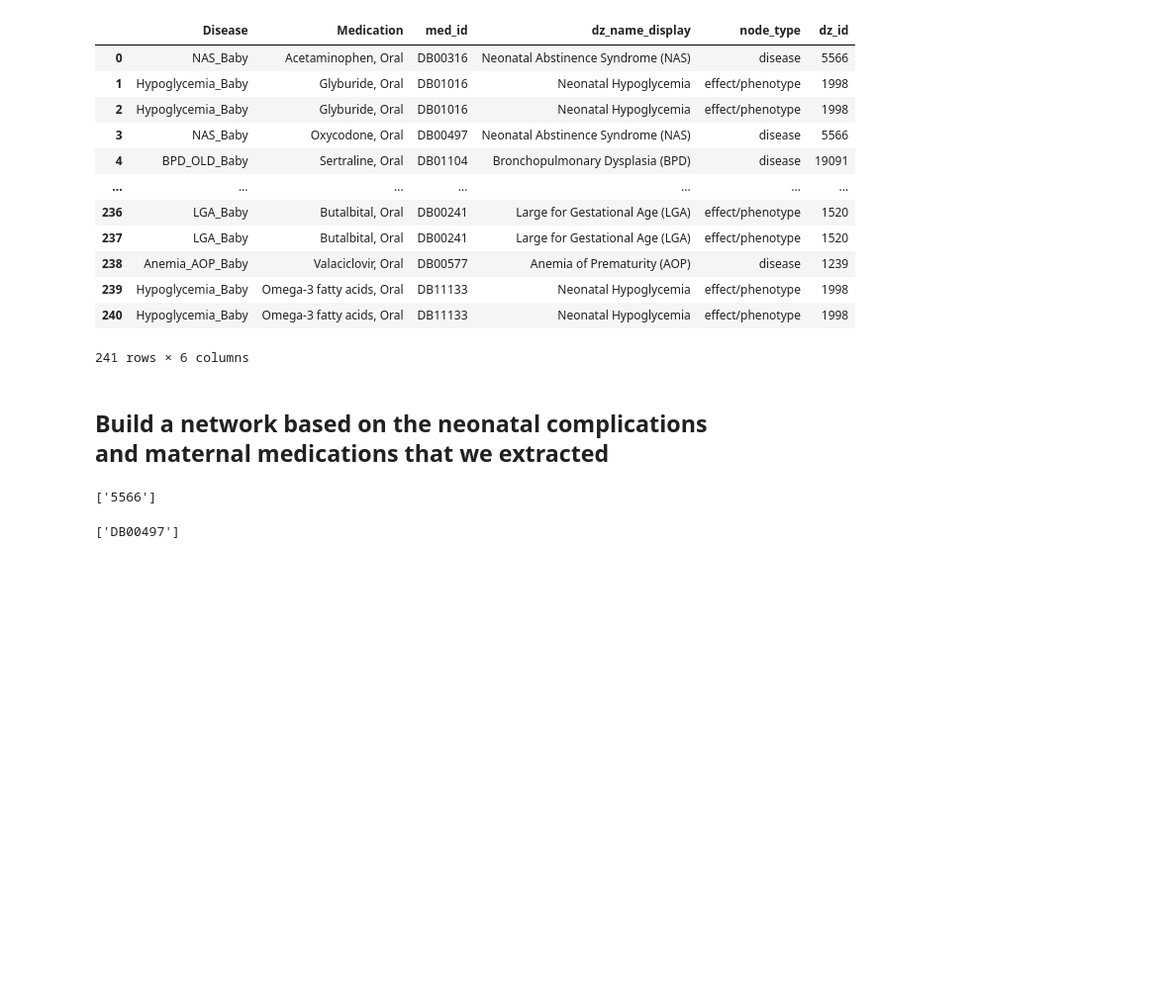
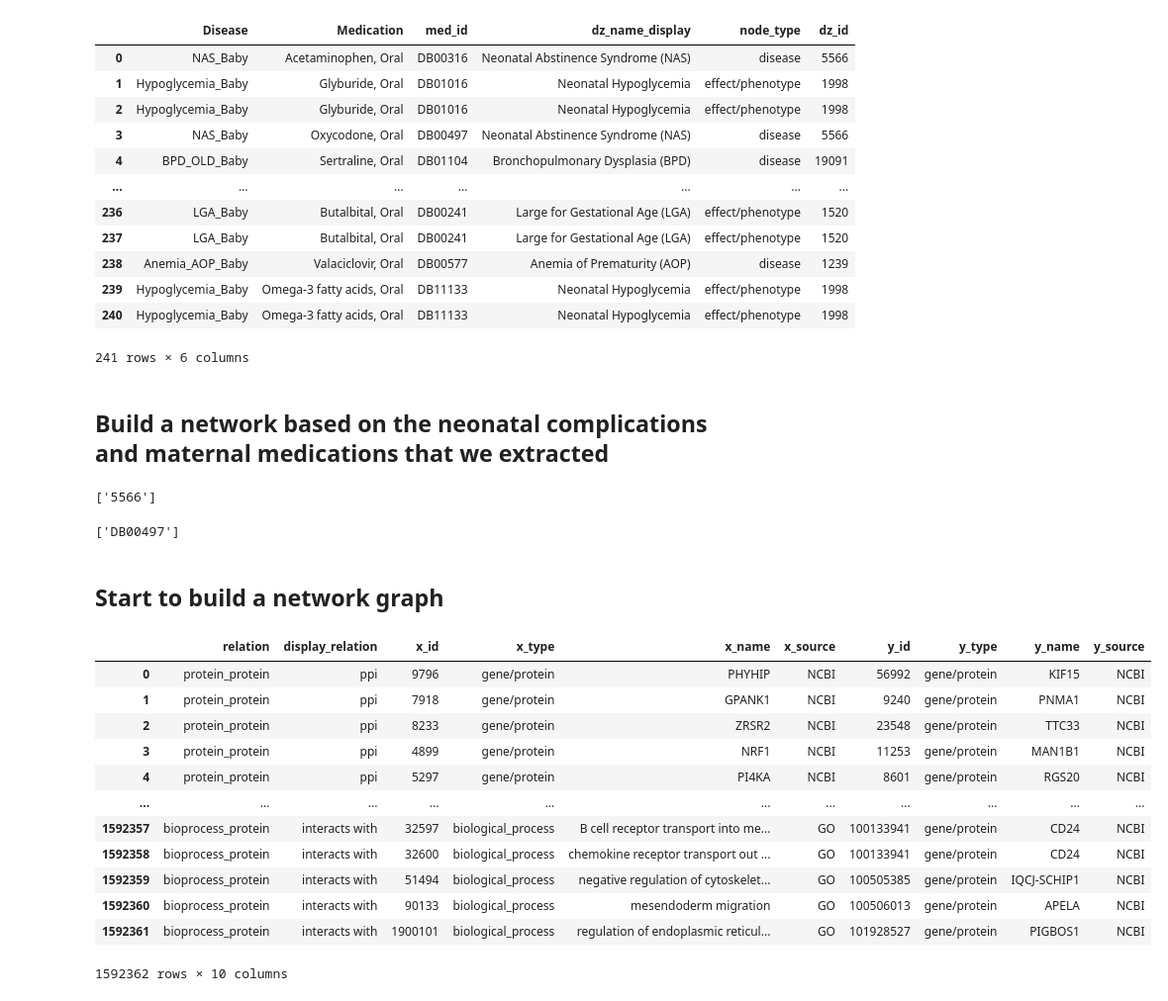
Before and after one commit to yerakim824/PregMedNet, a Jupyter notebook: Interactive_Webapp/Test_Previous_Formulas.ipynb, the cells around one changed output. Shown at 99% size. Saved outputs shown, nothing was run; the diff lists cells and outputs as text; code cells hidden in the pictures; blank space fills up the shorter version.

```diff
--- a/Interactive_Webapp/Test_Previous_Formulas.ipynb
+++ b/Interactive_Webapp/Test_Previous_Formulas.ipynb
@@ -920,3 +920,31 @@ sel_med_id_list=list(dz_med_pair_final[dz_med_pair_final['Medication']==medicati
 sel_med_id_list
 # %% [output]
 ['DB00497']
+# %% [markdown]
+## Start to build a network graph
+# %%
+kg = pd.read_csv('2024_reference_tables/kg.csv')
+# %%
+sel_relation = [
+    'drug_protein',
+    'protein_protein',
+    'disease_protein',
+    'bioprocess_protein','molfunc_protein','cellcomp_protein',
+    'bioprocess_bioprocess','molfunc_molfunc','cellcomp_cellcomp'
+]
+sel_kg = kg[kg['relation'].isin(sel_relation)].reset_index().drop(columns=['index','x_index','y_index'],axis=1) ## 4.3 million nodes (8.1M previouslydd)
+sel_kg
+# %% [output]
+|  | relation | display_relation | x_id | x_type | x_name | x_source | y_id | y_type | y_name | y_source |
+| 0 | protein_protein | ppi | 9796 | gene/protein | PHYHIP | NCBI | 56992 | gene/protein | KIF15 | NCBI |
+| 1 | protein_protein | ppi | 7918 | gene/protein | GPANK1 | NCBI | 9240 | gene/protein | PNMA1 | NCBI |
+| 2 | protein_protein | ppi | 8233 | gene/protein | ZRSR2 | NCBI | 23548 | gene/protein | TTC33 | NCBI |
+| 3 | protein_protein | ppi | 4899 | gene/protein | NRF1 | NCBI | 11253 | gene/protein | MAN1B1 | NCBI |
+| 4 | protein_protein | ppi | 5297 | gene/protein | PI4KA | NCBI | 8601 | gene/protein | RGS20 | NCBI |
+| ... | ... | ... | ... | ... | ... | ... | ... | ... | ... | ... |
+| 1592357 | bioprocess_protein | interacts with | 32597 | biological_process | B cell receptor transport into me... | GO | 100133941 | gene/protein | CD24 | NCBI |
+| 1592358 | bioprocess_protein | interacts with | 32600 | biological_process | chemokine receptor transport out ... | GO | 100133941 | gene/protein | CD24 | NCBI |
+| 1592359 | bioprocess_protein | interacts with | 51494 | biological_process | negative regulation of cytoskelet... | GO | 100505385 | gene/protein | IQCJ-SCHIP1 | NCBI |
+| 1592360 | bioprocess_protein | interacts with | 90133 | biological_process | mesendoderm migration | GO | 100506013 | gene/protein | APELA | NCBI |
+| 1592361 | bioprocess_protein | interacts with | 1900101 | biological_process | regulation of endoplasmic reticul... | GO | 101928527 | gene/protein | PIGBOS1 | NCBI |
+1592362 rows × 10 columns
```
Also changed, not shown: parts of 10 cells of this notebook, 2 other files.
